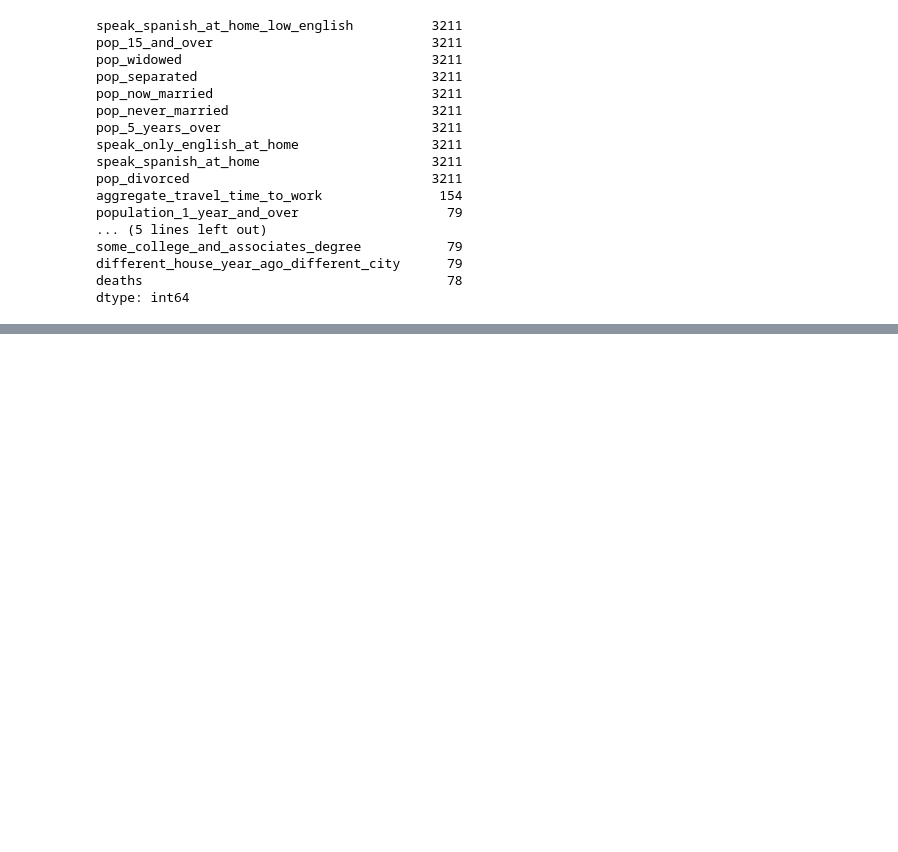
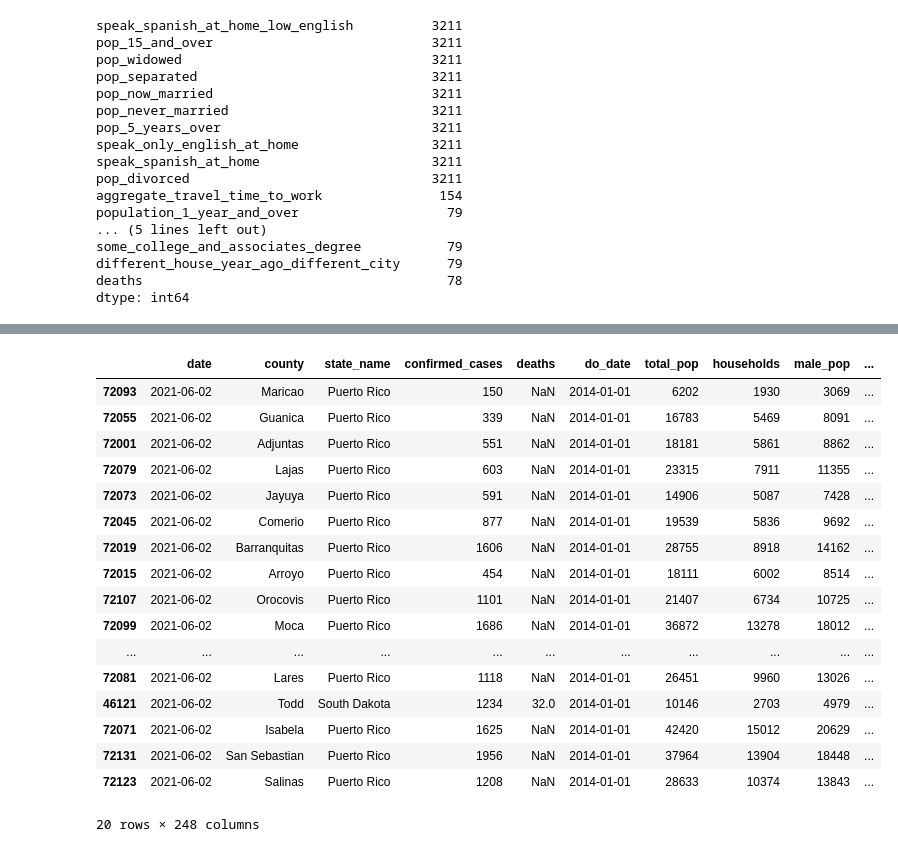
Before and after one commit to spark126/covid_poverty_and_death_rate, a Jupyter notebook: code/lucas_eda.ipynb, the cells around one changed output, grey strips where cells are left out. Drawn from its saved outputs; the diff is of its cells as text; code cells hidden in the pictures; blank space fills up the shorter version.

```diff
--- a/code/lucas_eda.ipynb
+++ b/code/lucas_eda.ipynb
@@ -16,5 +28,5 @@ covid.head()
 # %%
-census = pd.read_csv('../data/census_data_2018.csv')
+census = pd.read_csv('../data/2018_5yr.csv')
 # %%
 print(census.shape)
 census.head()
@@ -127,0 +158,25 @@ mask
+# %%
+df['poverty_rate'] = df.poverty / df.pop_determined_poverty_status
+
+df['death_rate'] = df.deaths / df.confirmed_cases
+# %%
+df.sort_values(by='poverty_rate', ascending=False).head(20)
+# %% [output]
+|  | date | county | state_name | confirmed_cases | deaths | do_date | total_pop | households | male_pop | ... |
+| 72093 | 2021-06-02 | Maricao | Puerto Rico | 150 | NaN | 2014-01-01 | 6202 | 1930 | 3069 | ... |
+| 72055 | 2021-06-02 | Guanica | Puerto Rico | 339 | NaN | 2014-01-01 | 16783 | 5469 | 8091 | ... |
+| 72001 | 2021-06-02 | Adjuntas | Puerto Rico | 551 | NaN | 2014-01-01 | 18181 | 5861 | 8862 | ... |
+| 72079 | 2021-06-02 | Lajas | Puerto Rico | 603 | NaN | 2014-01-01 | 23315 | 7911 | 11355 | ... |
+| 72073 | 2021-06-02 | Jayuya | Puerto Rico | 591 | NaN | 2014-01-01 | 14906 | 5087 | 7428 | ... |
+| 72045 | 2021-06-02 | Comerio | Puerto Rico | 877 | NaN | 2014-01-01 | 19539 | 5836 | 9692 | ... |
+| 72019 | 2021-06-02 | Barranquitas | Puerto Rico | 1606 | NaN | 2014-01-01 | 28755 | 8918 | 14162 | ... |
+| 72015 | 2021-06-02 | Arroyo | Puerto Rico | 454 | NaN | 2014-01-01 | 18111 | 6002 | 8514 | ... |
+| 72107 | 2021-06-02 | Orocovis | Puerto Rico | 1101 | NaN | 2014-01-01 | 21407 | 6734 | 10725 | ... |
+| 72099 | 2021-06-02 | Moca | Puerto Rico | 1686 | NaN | 2014-01-01 | 36872 | 13278 | 18012 | ... |
+| ... | ... | ... | ... | ... | ... | ... | ... | ... | ... | ... |
+| 72081 | 2021-06-02 | Lares | Puerto Rico | 1118 | NaN | 2014-01-01 | 26451 | 9960 | 13026 | ... |
+| 46121 | 2021-06-02 | Todd | South Dakota | 1234 | 32.0 | 2014-01-01 | 10146 | 2703 | 4979 | ... |
+| 72071 | 2021-06-02 | Isabela | Puerto Rico | 1625 | NaN | 2014-01-01 | 42420 | 15012 | 20629 | ... |
+| 72131 | 2021-06-02 | San Sebastian | Puerto Rico | 1956 | NaN | 2014-01-01 | 37964 | 13904 | 18448 | ... |
+| 72123 | 2021-06-02 | Salinas | Puerto Rico | 1208 | NaN | 2014-01-01 | 28633 | 10374 | 13843 | ... |
+20 rows × 248 columns
```
Also changed, not shown: parts of 36 cells of this notebook.
